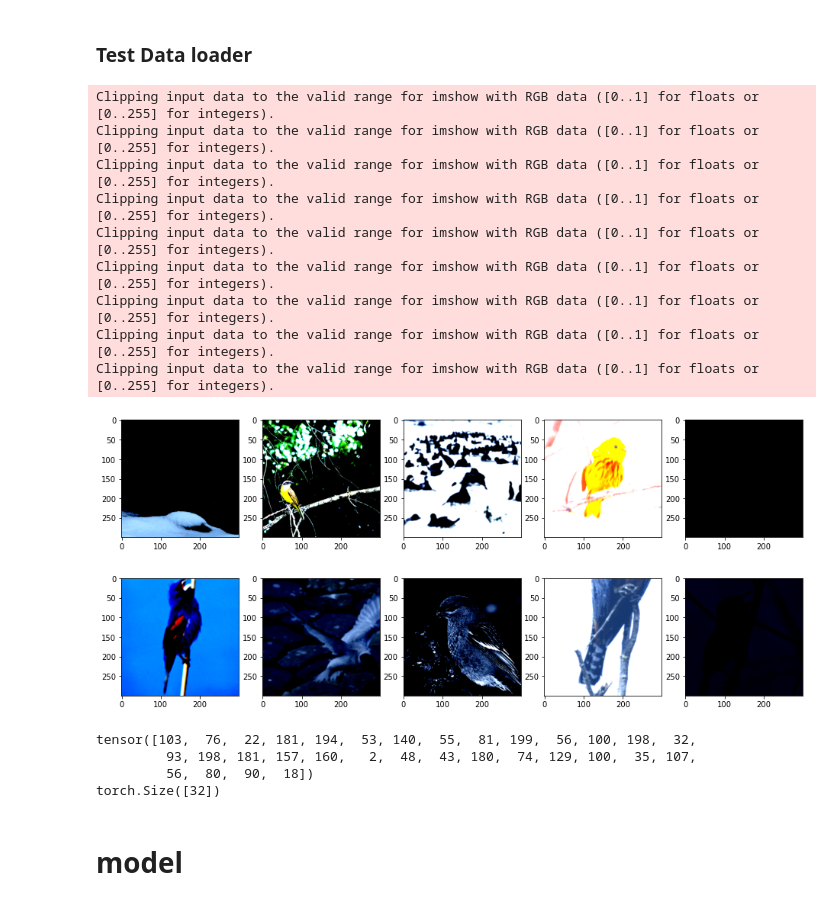
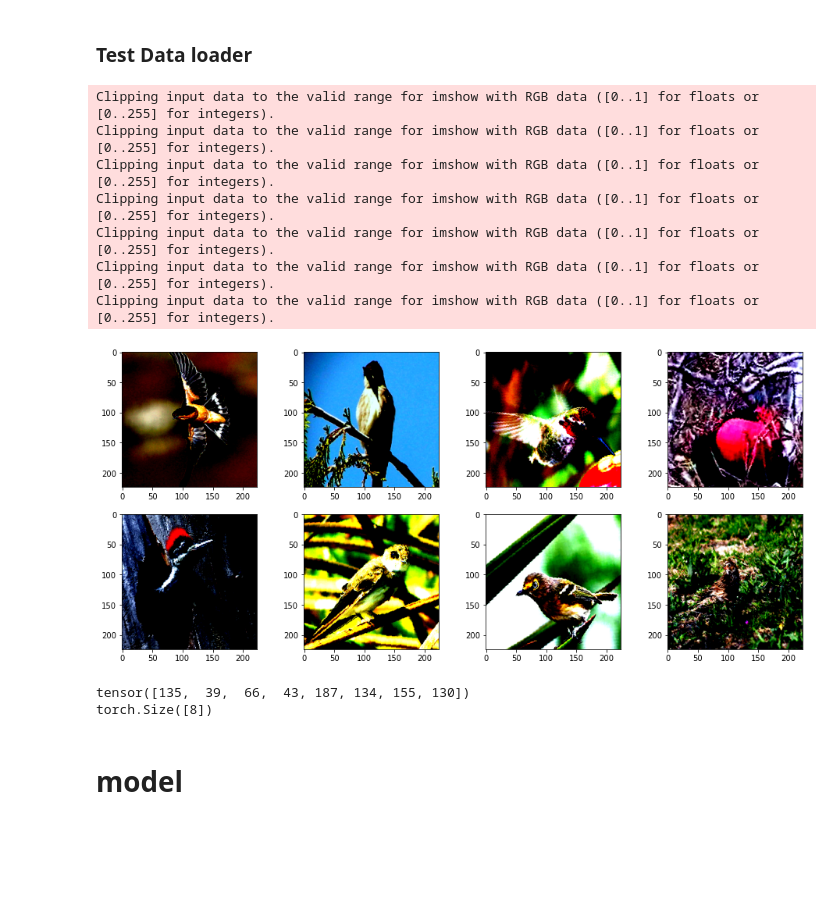
Before and after one commit to a07458666/Bird_classification, a Jupyter notebook: train.ipynb, the cells around one changed output. Saved outputs shown, nothing was run; the diff lists cells and outputs as text; code cells hidden in the pictures; blank space fills up the shorter version.

Commit message:
[modify]googleV4 to resnet50 [add]eval

```diff
--- a/train.ipynb
+++ b/train.ipynb
@@ -25,12 +26,12 @@ data_path = '../../dataset/bird_datasets/train'
 classes_path = '../../dataset/bird_datasets/classes.txt'
 training_labels_path = '../../dataset/bird_datasets/training_labels.txt'
 
-BATCH_SIZE = 32
-WORKERS = 32
+BATCH_SIZE = 8
+WORKERS = 16
 epochs = 100
-learning_rate = 0.000001
+learning_rate = 0.0001
 
-output_foloder = 'model/model_bird_base'
+output_foloder = 'model/model_bird_resnet50_all_aug'
 
 print('torch version:' + torch.__version__)
 
@@ -103,11 +104,24 @@ class GaussianBlur(object):
 
 normalize = transforms.Normalize(mean=[0.485, 0.456, 0.406], std=[0.229, 0.224, 0.225])
 
+# https://github.com/aniket03/self_supervised_bird_classification/blob/master/dataset_helpers.py
+def all_in_aug():
+    all_in_transform = transforms.Compose([
+    transforms.Resize((300, 300)),
+    transforms.RandomHorizontalFlip(p=0.5),
+    transforms.ColorJitter(brightness=[0.5, 1.5]),
+    transforms.RandomRotation(degrees=15),
+    transforms.CenterCrop((224, 224)),
+    transforms.ToTensor(),
+    transforms.Normalize([0.485, 0.456, 0.406], [0.229, 0.224, 0.225]),
+    ])
+    return all_in_transform
+
 def get_aug_trnsform():
     transform = transforms.Compose([
         transforms.RandomResizedCrop(300, scale=(0.2, 1.)),
         transforms.RandomApply([
-            transforms.ColorJitter(0.8, 0.8, 0.8, 0.1)  # not strengthened
+            transforms.ColorJitter(0.4, 0.4, 0.4, 0.1)  # not strengthened
         ], p=0.8),
         transforms.RandomGrayscale(p=0.2),
         transforms.RandomApply([GaussianBlur([.1, 2.])], p=0.5),
@@ -124,7 +138,7 @@ def get_trnsform():
         normalize
     ])
     return transform
-trans_aug = get_aug_trnsform()
+trans_aug = all_in_aug()
 trans = get_trnsform()
 # %% [markdown]
 ## read classes txt
@@ -201,39 +215,35 @@ val_loader  200
 # %%
 dataset_debug = BirdImageLoader(data_path, train_data_list, class_to_idx, transform=trans_aug)
 debug_loader = DataLoader(
     dataset_debug,
     num_workers=WORKERS,
     batch_size=BATCH_SIZE,
     shuffle=True
 )
 
 for i_batch, image_batch in tqdm(enumerate(debug_loader)):
     x, y = image_batch[0], image_batch[1]
-    ROW, COL = 2, 5
+    ROW, COL = 2, 4
     f, ax = plt.subplots(ROW, COL, figsize=(16, 7))
     for i in range(ROW):
         for j in range(COL):
             img = x[i*COL+j]
             ax[i][j].imshow(img.permute(1, 2, 0))
     plt.show()
     break
 print(y)
 print(y.size())
 # %% [output]
 Clipping input data to the valid range for imshow with RGB data ([0..1] for floats or [0..255] for integers).
 Clipping input data to the valid range for imshow with RGB data ([0..1] for floats or [0..255] for integers).
 Clipping input data to the valid range for imshow with RGB data ([0..1] for floats or [0..255] for integers).
 Clipping input data to the valid range for imshow with RGB data ([0..1] for floats or [0..255] for integers).
 Clipping input data to the valid range for imshow with RGB data ([0..1] for floats or [0..255] for integers).
 Clipping input data to the valid range for imshow with RGB data ([0..1] for floats or [0..255] for integers).
 Clipping input data to the valid range for imshow with RGB data ([0..1] for floats or [0..255] for integers).
-Clipping input data to the valid range for imshow with RGB data ([0..1] for floats or [0..255] for integers).
-Clipping input data to the valid range for imshow with RGB data ([0..1] for floats or [0..255] for integers).
-[figure, old version]
+[figure, new version]
-tensor([103,  76,  22, 181, 194,  53, 140,  55,  81, 199,  56, 100, 198,  32,
-         93, 198, 181, 157, 160,   2,  48,  43, 180,  74, 129, 100,  35, 107,
-         56,  80,  90,  18])
-torch.Size([32])
+tensor([135,  39,  66,  43, 187, 134, 155, 130])
+torch.Size([8])
 # %% [markdown]
 # model
 # %% [markdown]
```
Also changed, not shown: parts of 6 cells of this notebook, 1 other file.
